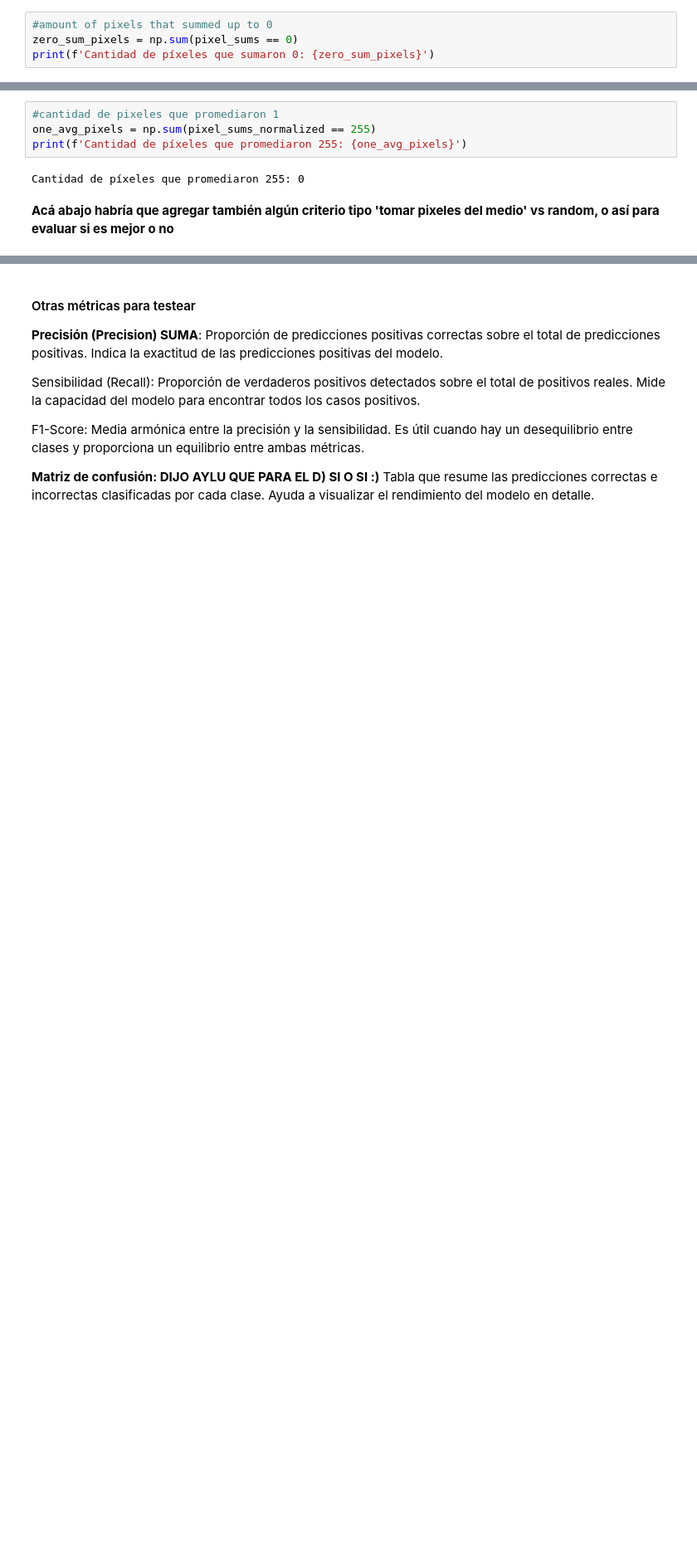
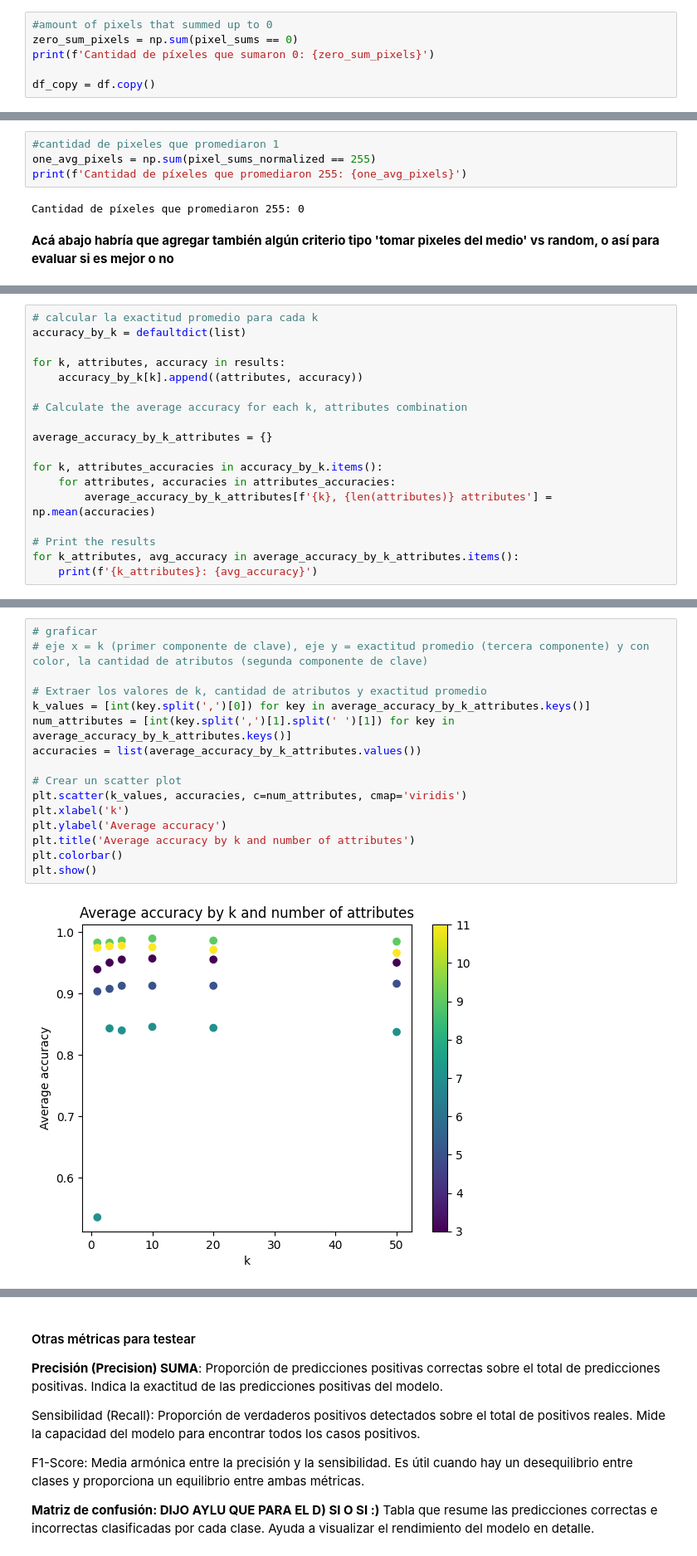
Before and after one commit to pedrobergaglio/tp1-ldd24, a Jupyter notebook: TP2/exploracion.ipynb, the cells around one changed output, grey strips where cells are left out. Shown at 83% size. Drawn from its saved outputs; the diff is of its cells as text; blank space fills up the shorter version.

```diff
--- a/TP2/exploracion.ipynb
+++ b/TP2/exploracion.ipynb
@@ -147,6 +149,8 @@ plt.show()
 #amount of pixels that summed up to 0
 zero_sum_pixels = np.sum(pixel_sums == 0)
 print(f'Cantidad de píxeles que sumaron 0: {zero_sum_pixels}')
+
+df_copy = df.copy()
 # %% [output]
 Cantidad de píxeles que sumaron 0: 253
 # %%
@@ -313,0 +551,18 @@ Mejor modelo - k: 3, Atributos: [236, 387, 462, 485, 513, 630, 182, 242, 275, 38
+# %%
+# calcular la exactitud promedio para cada k
+accuracy_by_k = defaultdict(list)
+
+for k, attributes, accuracy in results:
+    accuracy_by_k[k].append((attributes, accuracy))
+
+# Calculate the average accuracy for each k, attributes combination
+
+average_accuracy_by_k_attributes = {}
+
+for k, attributes_accuracies in accuracy_by_k.items():
+    for attributes, accuracies in attributes_accuracies:
+        average_accuracy_by_k_attributes[f'{k}, {len(attributes)} attributes'] = np.mean(accuracies)
+
+# Print the results
+for k_attributes, avg_accuracy in average_accuracy_by_k_attributes.items():
+    print(f'{k_attributes}: {avg_accuracy}')
@@ -313,0 +607,18 @@ Mejor modelo - k: 3, Atributos: [236, 387, 462, 485, 513, 630, 182, 242, 275, 38
+# %%
+# graficar
+# eje x = k (primer componente de clave), eje y = exactitud promedio (tercera componente) y con color, la cantidad de atributos (segunda componente de clave)
+
+# Extraer los valores de k, cantidad de atributos y exactitud promedio
+k_values = [int(key.split(',')[0]) for key in average_accuracy_by_k_attributes.keys()]
+num_attributes = [int(key.split(',')[1].split(' ')[1]) for key in average_accuracy_by_k_attributes.keys()]
+accuracies = list(average_accuracy_by_k_attributes.values())
+
+# Crear un scatter plot
+plt.scatter(k_values, accuracies, c=num_attributes, cmap='viridis')
+plt.xlabel('k')
+plt.ylabel('Average accuracy')
+plt.title('Average accuracy by k and number of attributes')
+plt.colorbar()
+plt.show()
+# %% [output]
+[figure, added]
```
Also changed, not shown: parts of 36 cells of this notebook, 6 other files.
